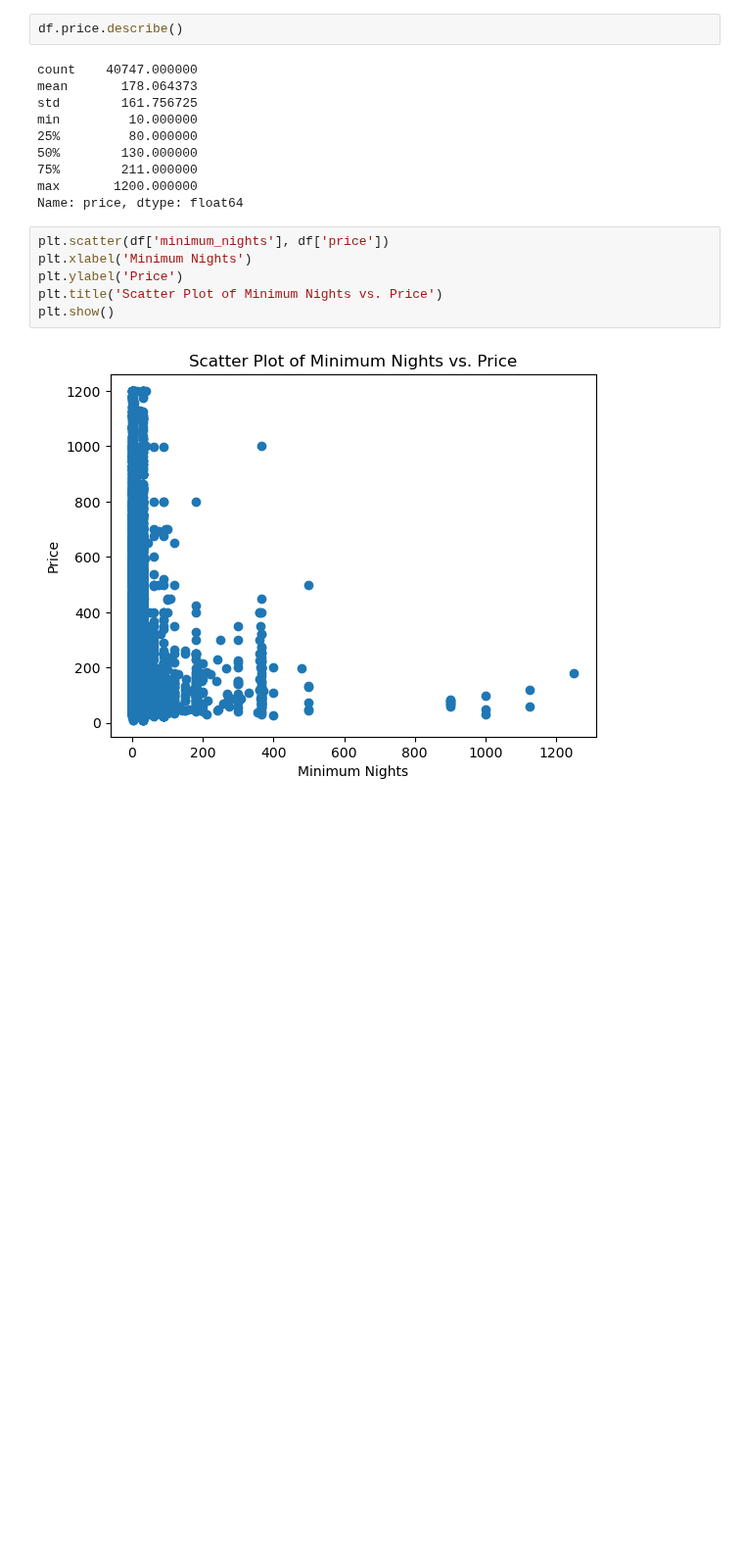
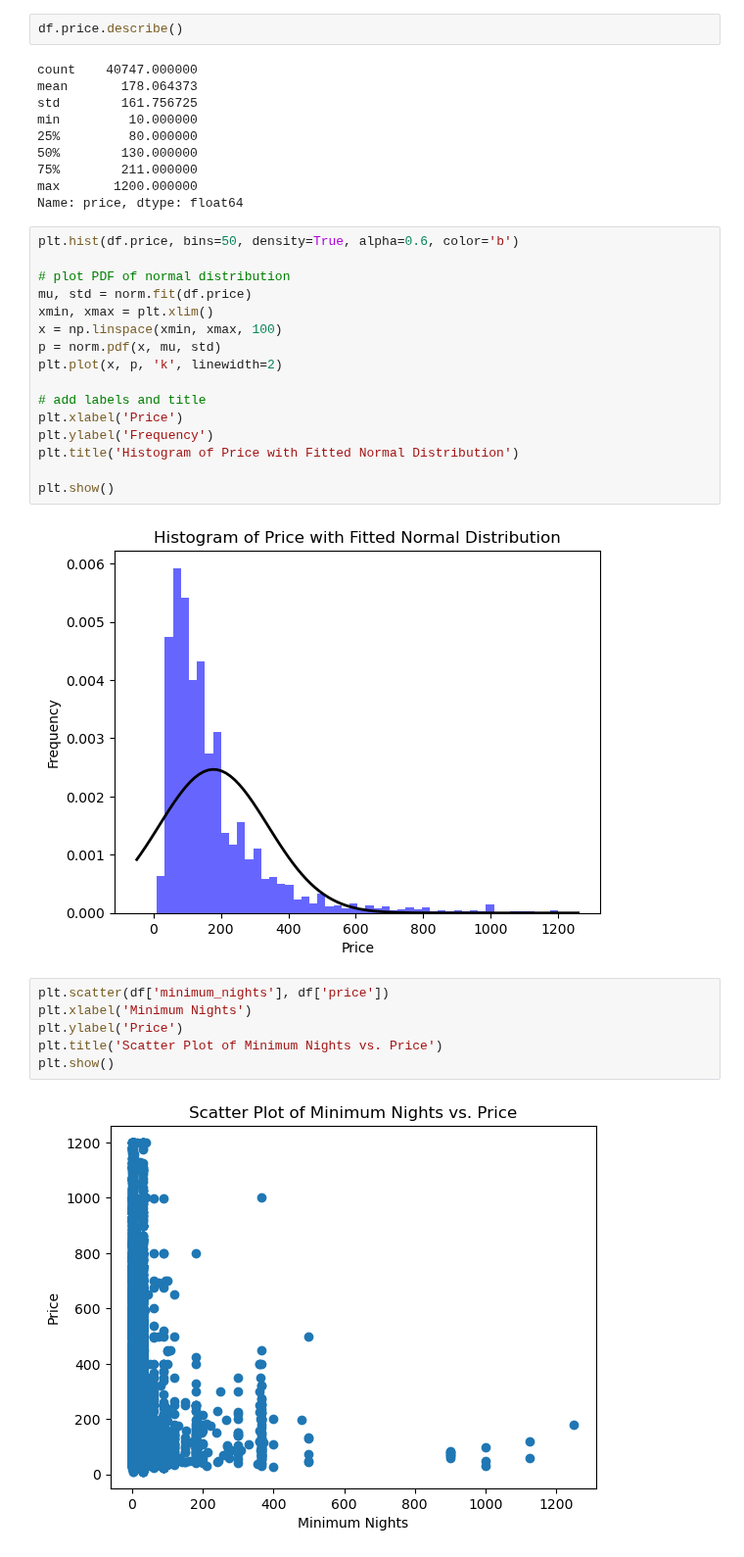
Before and after one commit to n-altawam/Sprinboard, a Jupyter notebook: Capstone 2/EDA.ipynb, the cells around one changed output. Shown at 98% size. Drawn from its saved outputs; the diff is of its cells as text; blank space fills up the shorter version.

```diff
--- a/Capstone 2/EDA.ipynb
+++ b/Capstone 2/EDA.ipynb
@@ -189,6 +205,24 @@ min         10.000000
 75%        211.000000
 max       1200.000000
 Name: price, dtype: float64
+# %%
+plt.hist(df.price, bins=50, density=True, alpha=0.6, color='b')
+
+# plot PDF of normal distribution
+mu, std = norm.fit(df.price)
+xmin, xmax = plt.xlim()
+x = np.linspace(xmin, xmax, 100)
+p = norm.pdf(x, mu, std)
+plt.plot(x, p, 'k', linewidth=2)
+
+# add labels and title
+plt.xlabel('Price')
+plt.ylabel('Frequency')
+plt.title('Histogram of Price with Fitted Normal Distribution')
+
+plt.show()
+# %% [output]
+[figure, added]
 # %%
 plt.scatter(df['minimum_nights'], df['price'])
 plt.xlabel('Minimum Nights')
```
Also changed, not shown: parts of 10 cells of this notebook.
